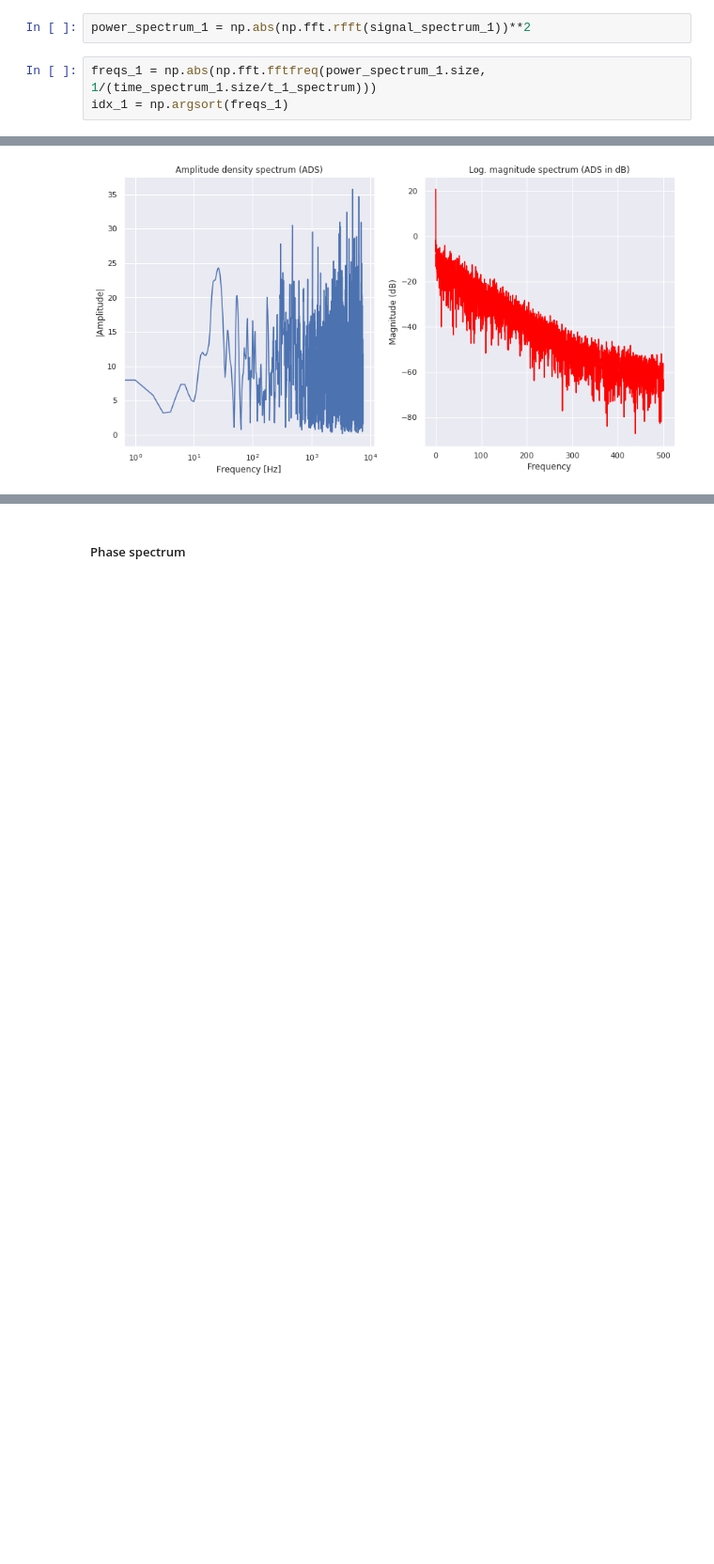
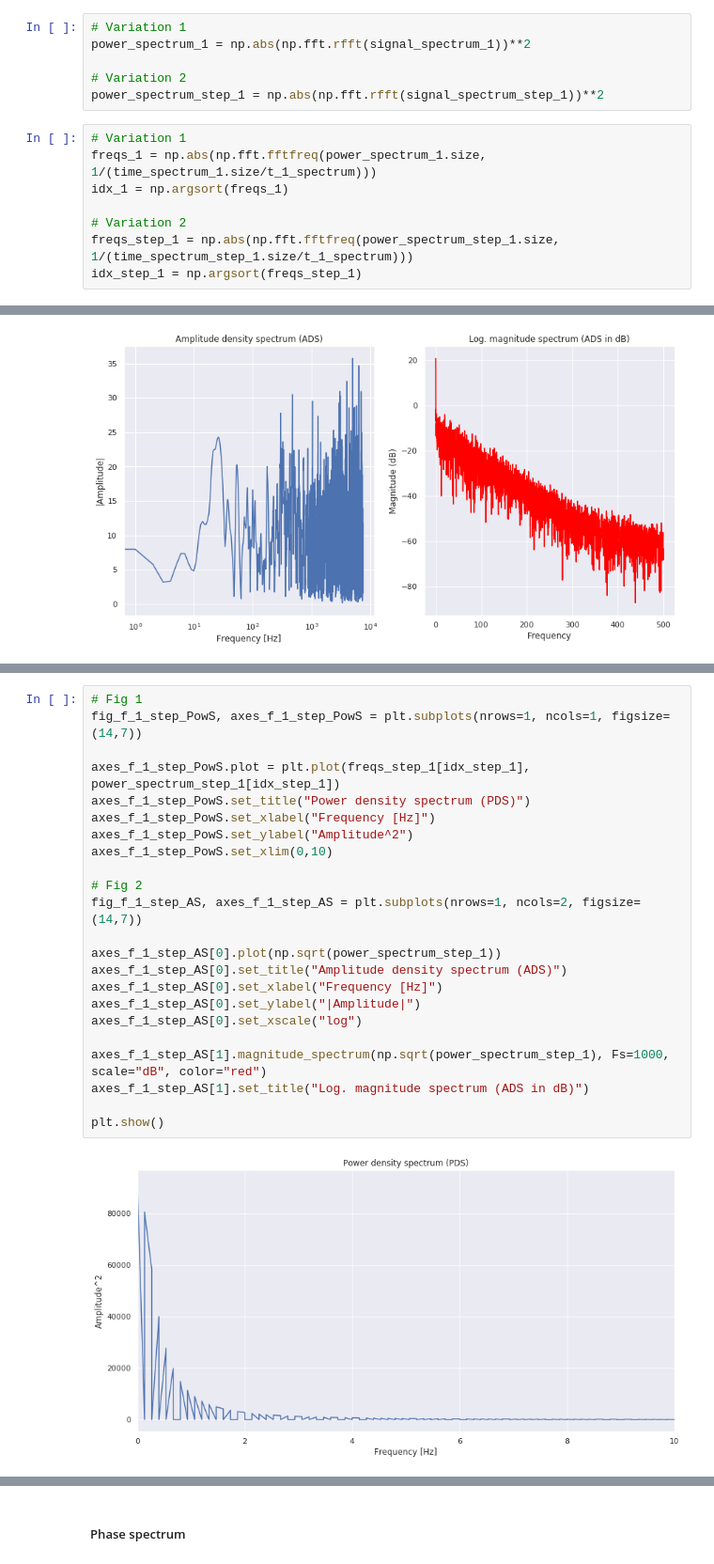
Before and after one commit to masterdesky/ELTE-signal-processing-2018, a Jupyter notebook: 2. feladatsor/Assignment 2 - Part 2.ipynb, the cells around one changed output, grey strips where cells are left out. Shown at 94% size. Drawn from its saved outputs; the diff is of its cells as text; blank space fills up the shorter version.

```diff
--- a/2. feladatsor/Assignment 2 - Part 2.ipynb
+++ b/2. feladatsor/Assignment 2 - Part 2.ipynb
@@ -108,5 +156,14 @@ plt.show()
 # %%
+# Variation 1
 power_spectrum_1 = np.abs(np.fft.rfft(signal_spectrum_1))**2
+
+# Variation 2
+power_spectrum_step_1 = np.abs(np.fft.rfft(signal_spectrum_step_1))**2
 # %%
+# Variation 1
 freqs_1 = np.abs(np.fft.fftfreq(power_spectrum_1.size, 1/(time_spectrum_1.size/t_1_spectrum)))
 idx_1 = np.argsort(freqs_1)
+
+# Variation 2
+freqs_step_1 = np.abs(np.fft.fftfreq(power_spectrum_step_1.size, 1/(time_spectrum_step_1.size/t_1_spectrum)))
+idx_step_1 = np.argsort(freqs_step_1)
@@ -137,0 +201,25 @@ plt.show()
+# %%
+# Fig 1
+fig_f_1_step_PowS, axes_f_1_step_PowS = plt.subplots(nrows=1, ncols=1, figsize=(14,7))
+
+axes_f_1_step_PowS.plot = plt.plot(freqs_step_1[idx_step_1], power_spectrum_step_1[idx_step_1])
+axes_f_1_step_PowS.set_title("Power density spectrum (PDS)")
+axes_f_1_step_PowS.set_xlabel("Frequency [Hz]")
+axes_f_1_step_PowS.set_ylabel("Amplitude^2")
+axes_f_1_step_PowS.set_xlim(0,10)
+
+# Fig 2
+fig_f_1_step_AS, axes_f_1_step_AS = plt.subplots(nrows=1, ncols=2, figsize=(14,7))
+
+axes_f_1_step_AS[0].plot(np.sqrt(power_spectrum_step_1))
+axes_f_1_step_AS[0].set_title("Amplitude density spectrum (ADS)")
+axes_f_1_step_AS[0].set_xlabel("Frequency [Hz]")
+axes_f_1_step_AS[0].set_ylabel("|Amplitude|")
+axes_f_1_step_AS[0].set_xscale("log")
+
+axes_f_1_step_AS[1].magnitude_spectrum(np.sqrt(power_spectrum_step_1), Fs=1000, scale="dB", color="red")
+axes_f_1_step_AS[1].set_title("Log. magnitude spectrum (ADS in dB)")
+
+plt.show()
+# %% [output]
+[figure, added]
```
Also changed, not shown: parts of 46 cells of this notebook.
